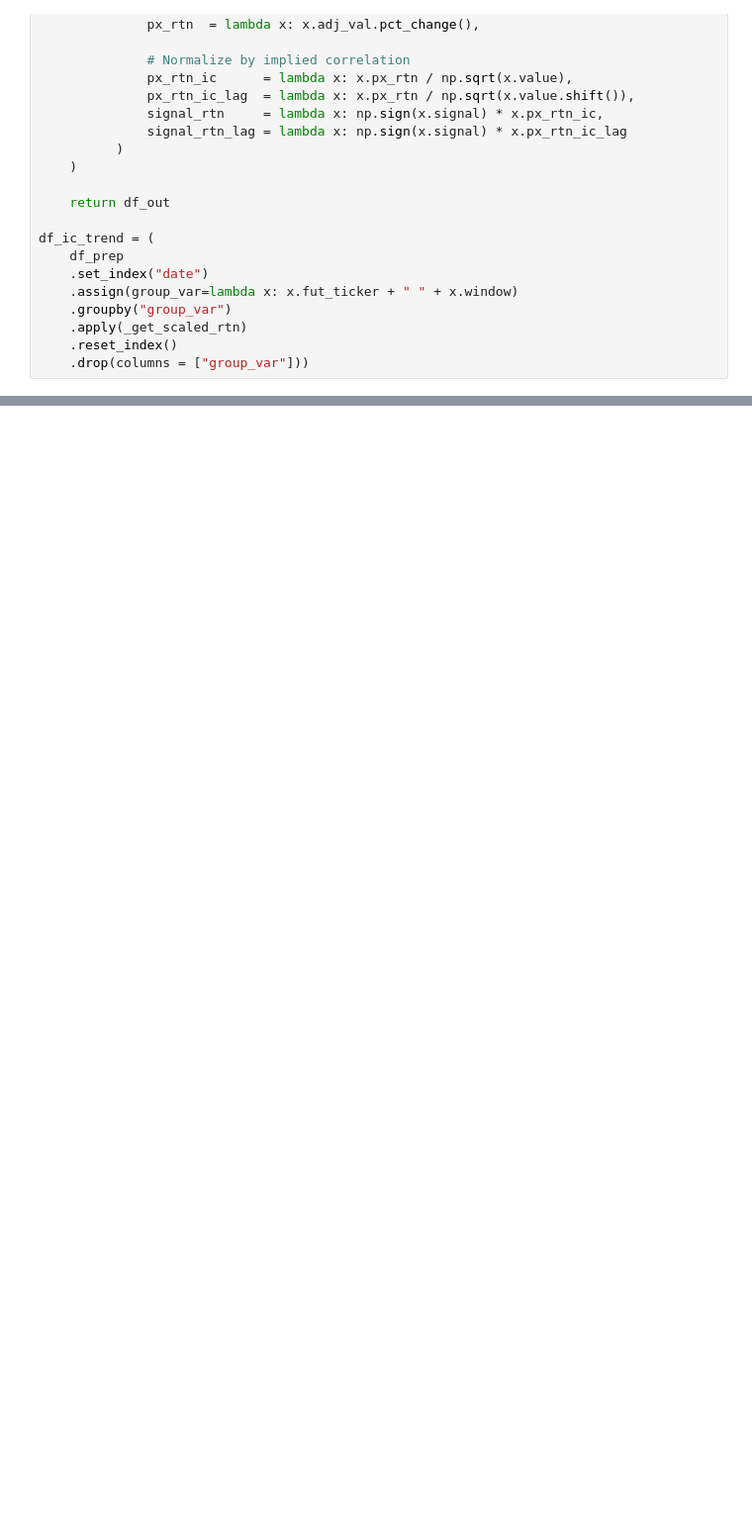
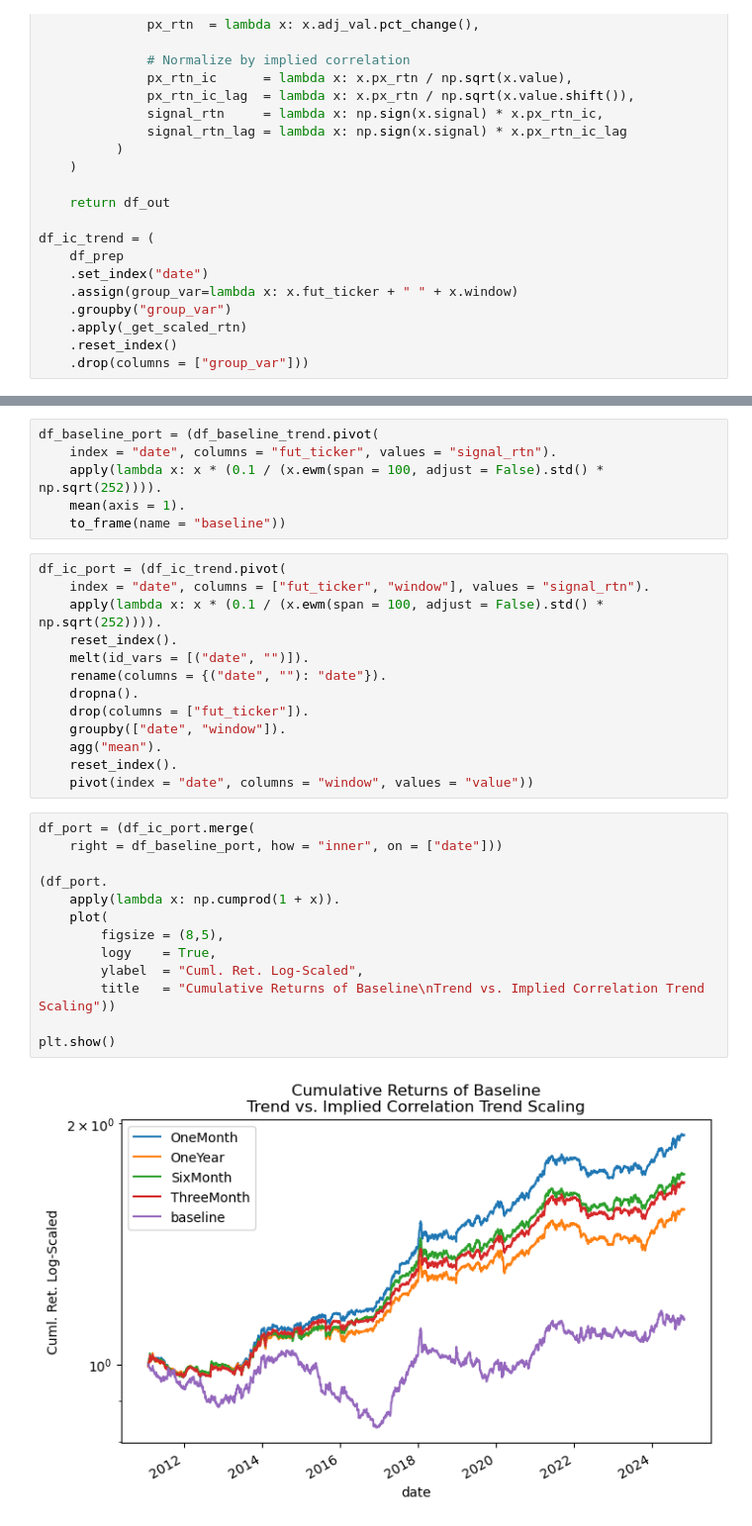
Before and after one commit to diegodalvarez/TrendSystem, a Jupyter notebook: Research/SignalResearch/1ImpliedCorrelation.ipynb, the cells around one changed output, grey strips where cells are left out. Shown at 99% size. Cells and saved outputs as stored; diff of their text form; blank space fills up the shorter version.

```diff
--- a/Research/SignalResearch/1ImpliedCorrelation.ipynb
+++ b/Research/SignalResearch/1ImpliedCorrelation.ipynb
@@ -176,0 +219,34 @@ for fut_ticker in fut_tickers:
+# %%
+df_baseline_port = (df_baseline_trend.pivot(
+    index = "date", columns = "fut_ticker", values = "signal_rtn").
+    apply(lambda x: x * (0.1 / (x.ewm(span = 100, adjust = False).std() * np.sqrt(252)))).
+    mean(axis = 1).
+    to_frame(name = "baseline"))
+# %%
+df_ic_port = (df_ic_trend.pivot(
+    index = "date", columns = ["fut_ticker", "window"], values = "signal_rtn").
+    apply(lambda x: x * (0.1 / (x.ewm(span = 100, adjust = False).std() * np.sqrt(252)))).
+    reset_index().
+    melt(id_vars = [("date", "")]).
+    rename(columns = {("date", ""): "date"}).
+    dropna().
+    drop(columns = ["fut_ticker"]).
+    groupby(["date", "window"]).
+    agg("mean").
+    reset_index().
+    pivot(index = "date", columns = "window", values = "value"))
+# %%
+df_port = (df_ic_port.merge(
+    right = df_baseline_port, how = "inner", on = ["date"]))
+
+(df_port.
+    apply(lambda x: np.cumprod(1 + x)).
+    plot(
+        figsize = (8,5),
+        logy    = True,
+        ylabel  = "Cuml. Ret. Log-Scaled",
+        title   = "Cumulative Returns of Baseline\nTrend vs. Implied Correlation Trend Scaling"))
+
+plt.show()
+# %% [output]
+[figure, added]
```
Also changed, not shown: parts of 18 cells of this notebook.
